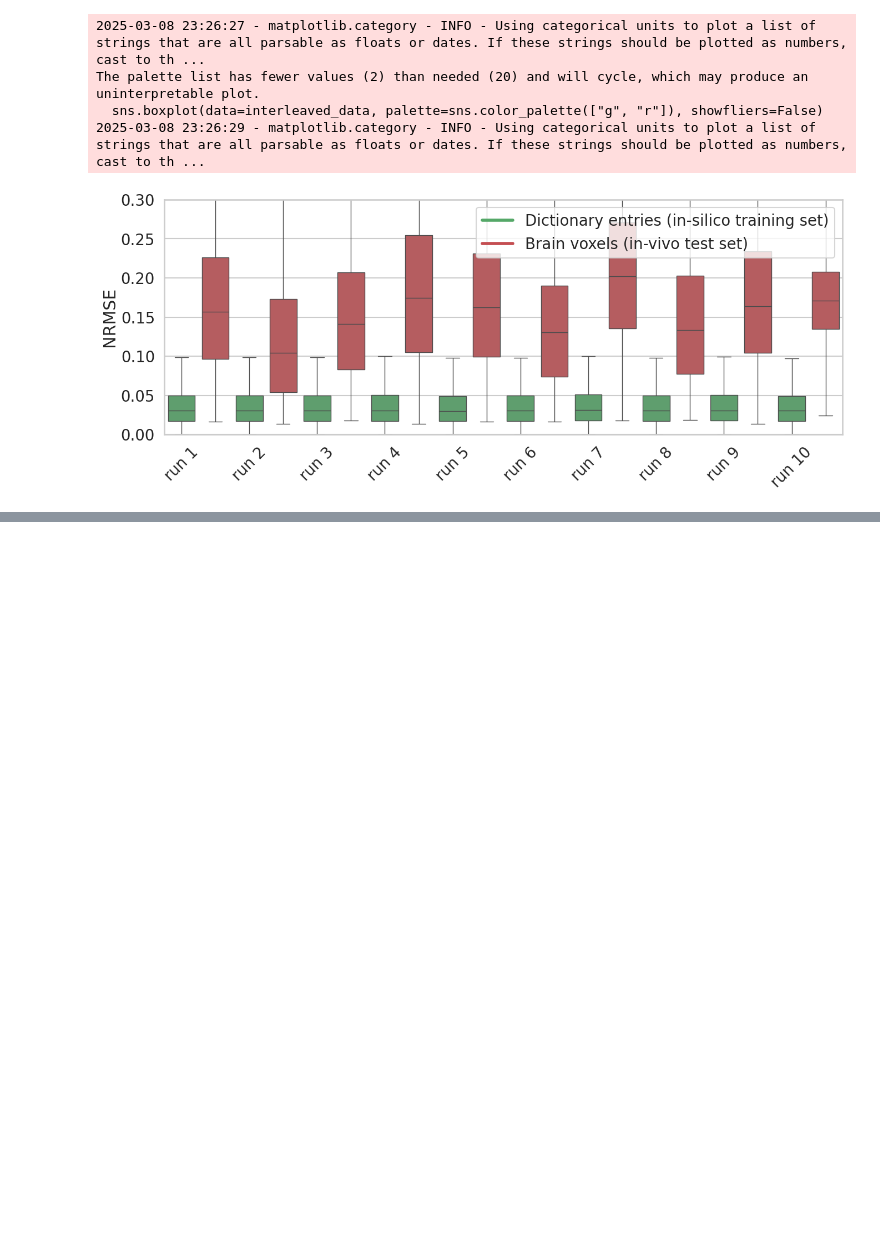
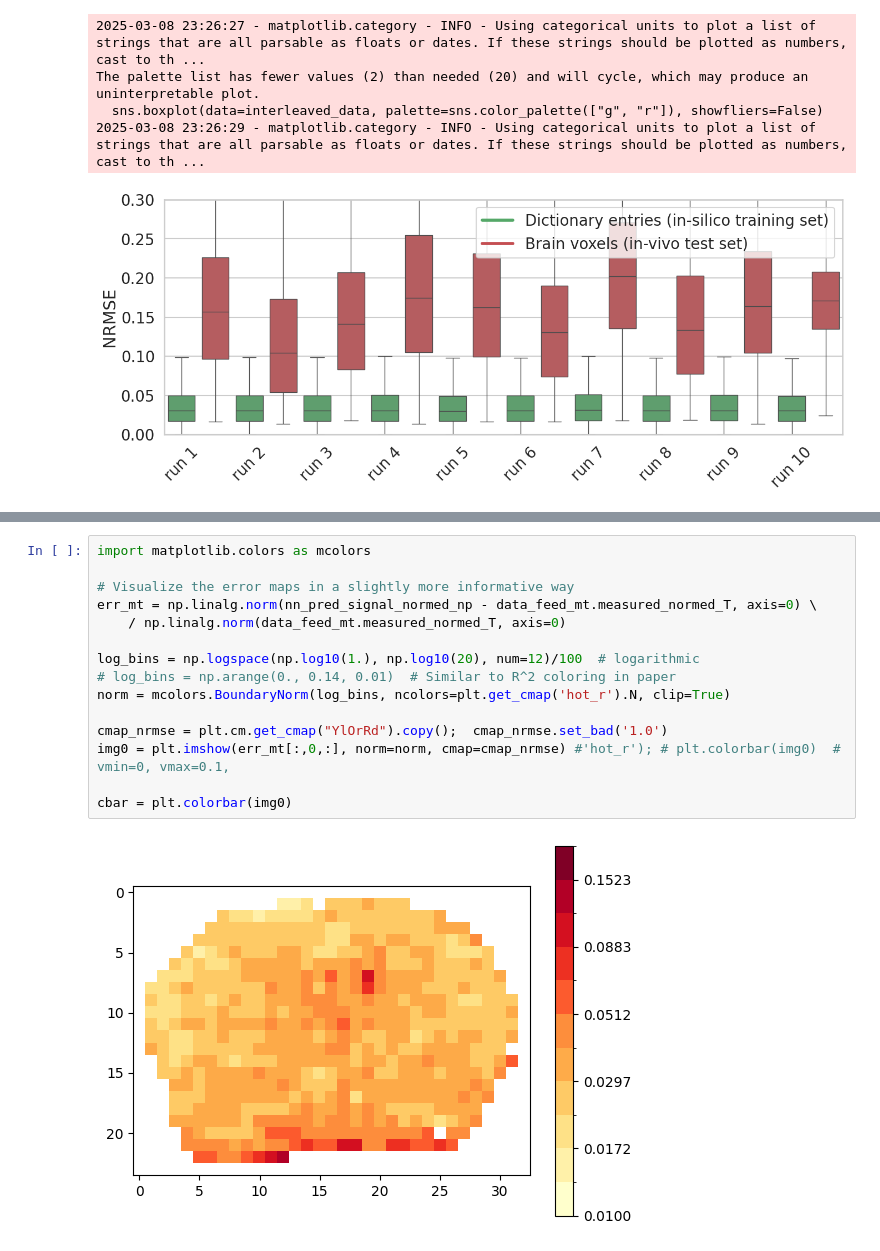
Before and after one commit to ronmoneta-tau/neural-fitting, a Jupyter notebook: Rons/demo_mice.ipynb, the cells around one changed output, grey strips where cells are left out. Saved outputs shown, nothing was run; the diff lists cells and outputs as text; blank space fills up the shorter version.

```diff
--- a/Rons/demo_mice.ipynb
+++ b/Rons/demo_mice.ipynb
@@ -274,0 +382,17 @@ The palette list has fewer values (2) than needed (20) and will cycle, which may
+# %%
+import matplotlib.colors as mcolors
+
+# Visualize the error maps in a slightly more informative way
+err_mt = np.linalg.norm(nn_pred_signal_normed_np - data_feed_mt.measured_normed_T, axis=0) \
+    / np.linalg.norm(data_feed_mt.measured_normed_T, axis=0)
+
+log_bins = np.logspace(np.log10(1.), np.log10(20), num=12)/100  # logarithmic
+# log_bins = np.arange(0., 0.14, 0.01)  # Similar to R^2 coloring in paper
+norm = mcolors.BoundaryNorm(log_bins, ncolors=plt.get_cmap('hot_r').N, clip=True)
+
+cmap_nrmse = plt.cm.get_cmap("YlOrRd").copy();  cmap_nrmse.set_bad('1.0')
+img0 = plt.imshow(err_mt[:,0,:], norm=norm, cmap=cmap_nrmse) #'hot_r'); # plt.colorbar(img0)  # vmin=0, vmax=0.1,
+
+cbar = plt.colorbar(img0)
+# %% [output]
+[figure, added]
```
Also changed, not shown: parts of 19 cells of this notebook, 3 other files.
